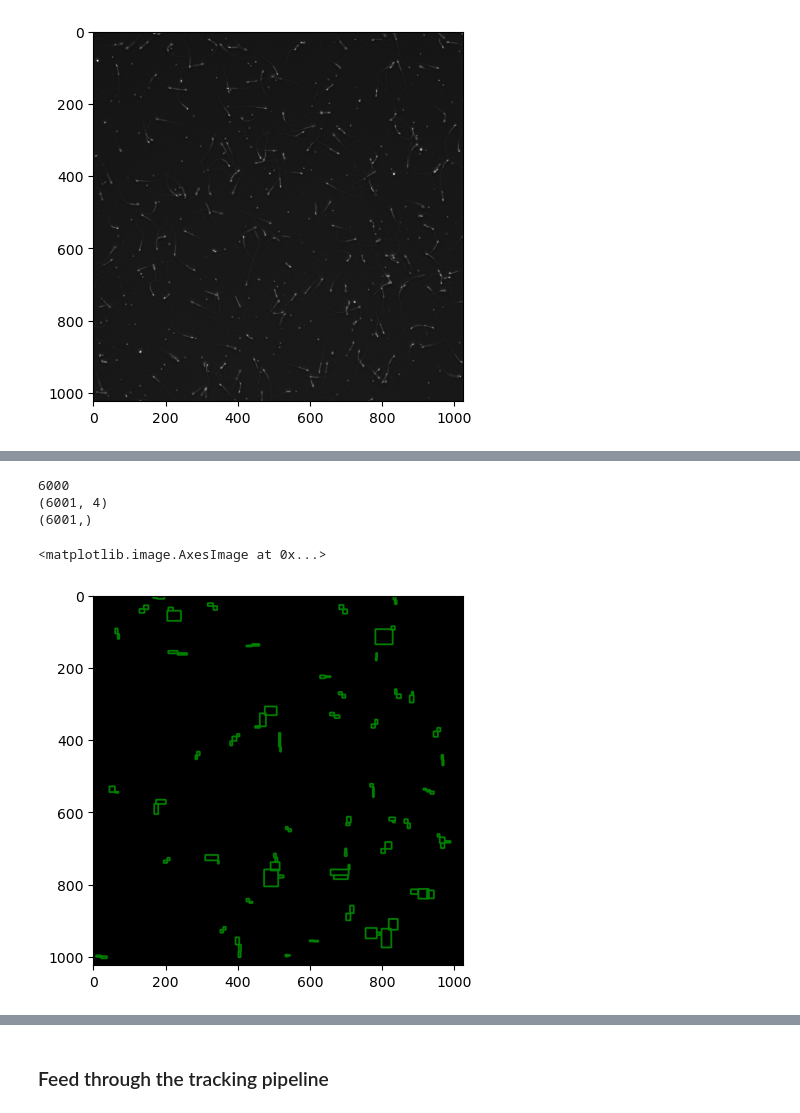
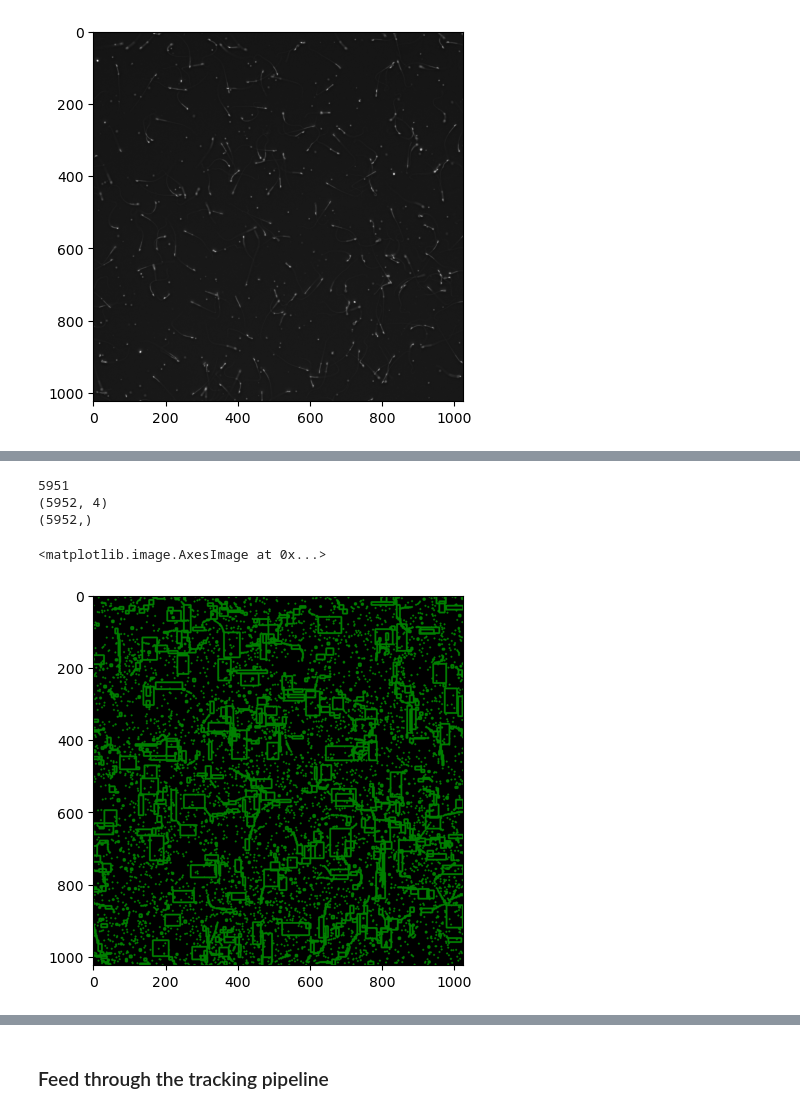
Before and after one commit to CAS-ReproLab/Sperm_Object_Tracking, a Jupyter notebook: UnifiedFramework/sandbox_segmentation.ipynb, the cells around one changed output, grey strips where cells are left out. Drawn from its saved outputs; the diff is of its cells as text; code cells hidden in the pictures.

```diff
--- a/UnifiedFramework/sandbox_segmentation.ipynb
+++ b/UnifiedFramework/sandbox_segmentation.ipynb
@@ -157 +148,18 @@ new_label_im, new_areas, new_bboxs = separate_segmentations(label_im,centroids,a
 Resolved 49 crossovers
+# %%
+import skfmm
+import numpy as np
+phi = np.ones((5, 5))
+phi[3, 3] = -1
+
+mask = np.zeros_like(phi, dtype=bool)
+mask[1:5,2] = True
+phi = np.ma.MaskedArray(phi, mask)
+a = skfmm.distance(phi)
+plt.imshow(phi)
+plt.show()
+
+print(a)
+
+plt.imshow(a,cmap="jet")
+plt.show()
@@ -158,25 +297,25 @@ Resolved 49 crossovers
 # %%
 visualize = np.zeros_like(frame)
 
 print(np.amax(new_label_im))
 print(new_bboxs.shape)
 print(new_areas.shape)
 
-for i in range(5894,np.amax(new_label_im)+1):
+for i in range(np.amax(new_label_im)+1):
     bbox = new_bboxs[i]
     x = int(bbox[0])
     y = int(bbox[1])
     w = int(bbox[2])
     h = int(bbox[3])
     visualize = cv2.rectangle(visualize, (x, y), (x + w, y + h), (0, 128, 0), 3)
 
 plt.imshow(visualize)
 # %% [output]
-6000
-(6001, 4)
-(6001,)
+5951
+(5952, 4)
+(5952,)
 <matplotlib.image.AxesImage at 0x...>
-[figure, old version]
+[figure, new version]
 # %%
 colors = np.random.randint(0, 255, (np.amax(new_label_im)+1, 3))
 
```
Also changed, not shown: parts of 5 cells of this notebook.
